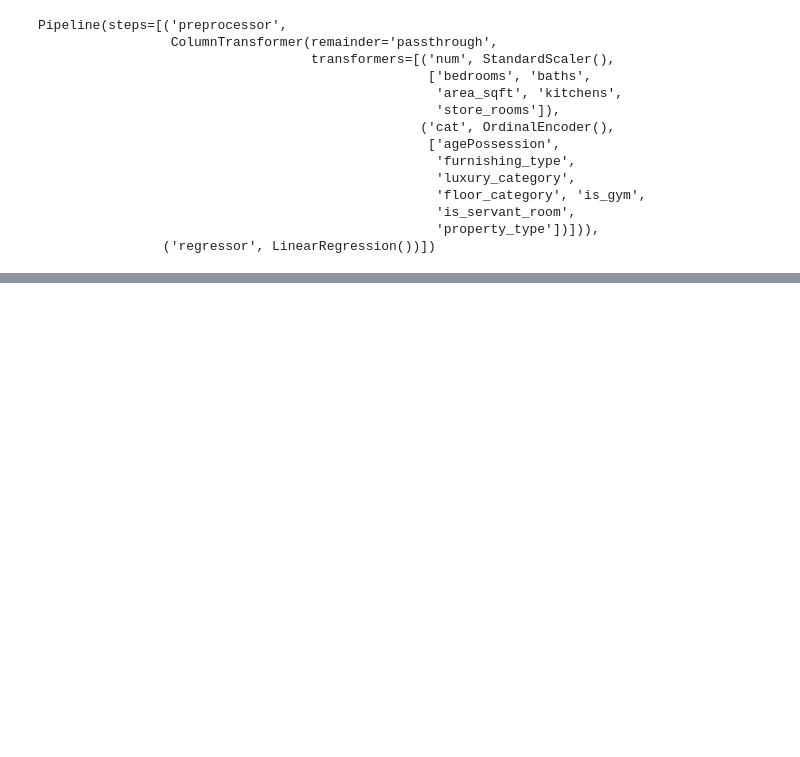
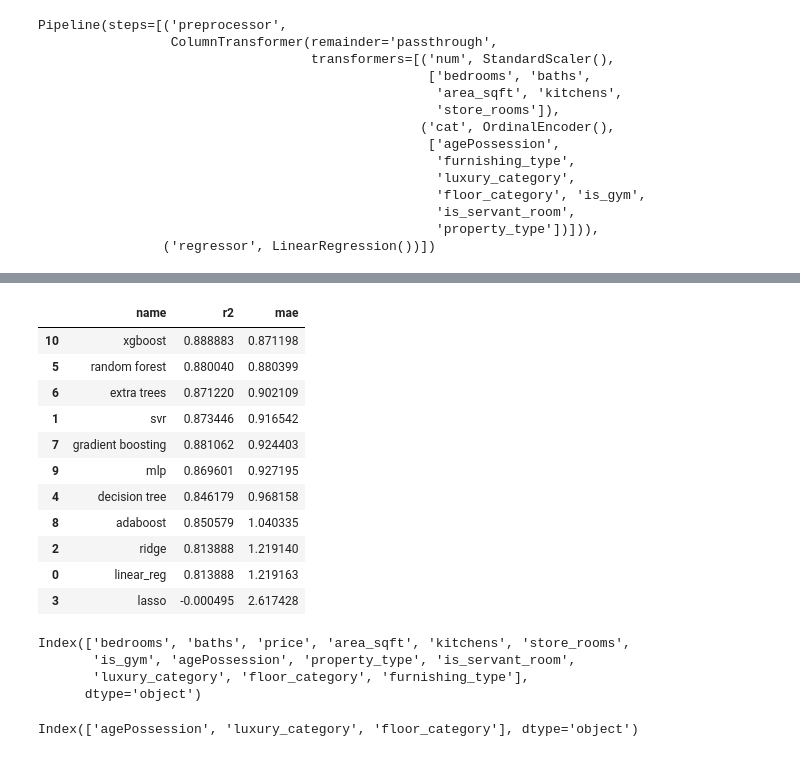
Before and after one commit to zeeshanAhmed2798/real-estate-ml-project, a Jupyter notebook: Data Cleaning/model_selection.ipynb, the cells around one changed output, grey strips where cells are left out. Drawn from its saved outputs; the diff is of its cells as text; code cells hidden in the pictures; blank space fills up the shorter version.

```diff
--- a/Data Cleaning/model_selection.ipynb
+++ b/Data Cleaning/model_selection.ipynb
@@ -287,0 +321,24 @@ model_output
+# %%
+model_df = pd.DataFrame(model_output, columns=['name', 'r2', 'mae'])
+# %%
+model_df.sort_values(['mae'])
+# %% [output]
+|  | name | r2 | mae |
+| 10 | xgboost | 0.888883 | 0.871198 |
+| 5 | random forest | 0.880040 | 0.880399 |
+| 6 | extra trees | 0.871220 | 0.902109 |
+| 1 | svr | 0.873446 | 0.916542 |
+| 7 | gradient boosting | 0.881062 | 0.924403 |
+| 9 | mlp | 0.869601 | 0.927195 |
+| 4 | decision tree | 0.846179 | 0.968158 |
+| 8 | adaboost | 0.850579 | 1.040335 |
+| 2 | ridge | 0.813888 | 1.219140 |
+| 0 | linear_reg | 0.813888 | 1.219163 |
+| 3 | lasso | -0.000495 | 2.617428 |
+# %%
+df.columns
+# %% [output]
+Index(['bedrooms', 'baths', 'price', 'area_sqft', 'kitchens', 'store_rooms',
+       'is_gym', 'agePossession', 'property_type', 'is_servant_room',
+       'luxury_category', 'floor_category', 'furnishing_type'],
+      dtype='object')
@@ -287,0 +426,4 @@ model_output
+# %%
+X.select_dtypes(include='object').columns
+# %% [output]
+Index(['agePossession', 'luxury_category', 'floor_category'], dtype='object')
```
Also changed, not shown: parts of 34 cells of this notebook, 6 other files.
